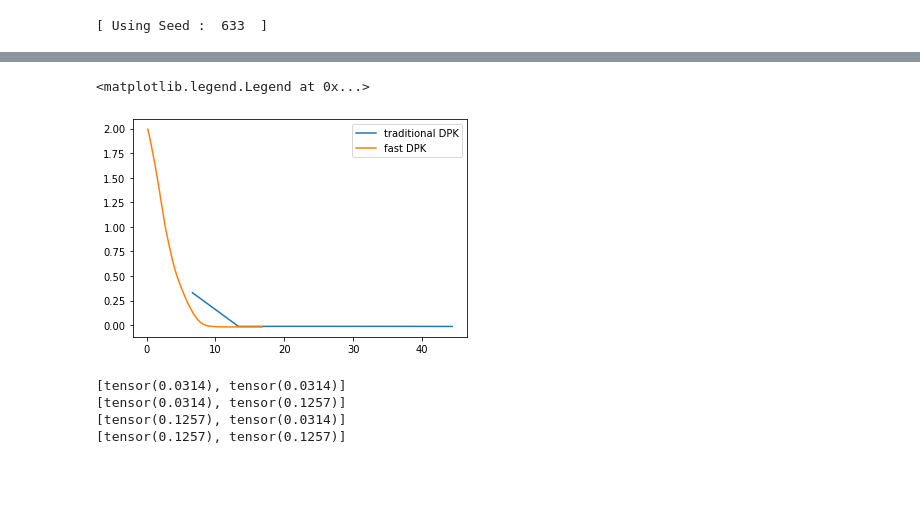
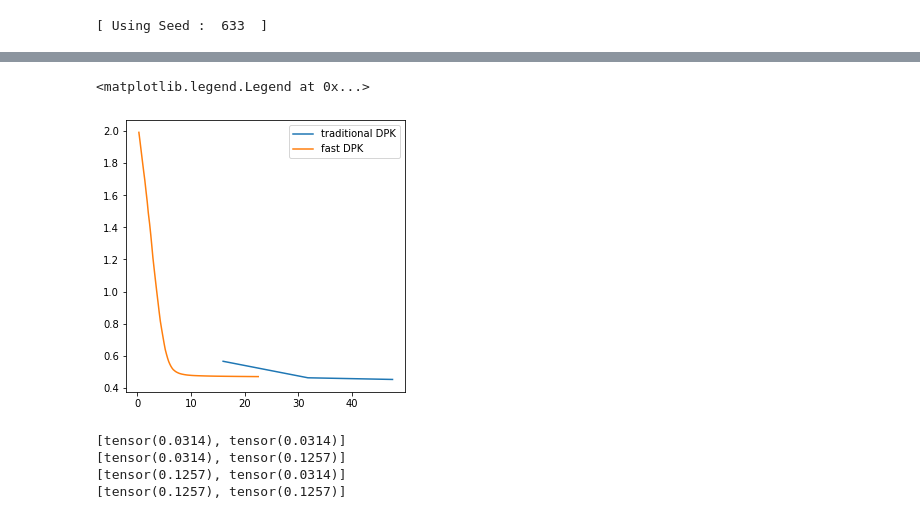
Before and after one commit to AlexTMallen/NASA-GEOS, a Jupyter notebook: fft-omega-speedup.ipynb, the cells around one changed output, grey strips where cells are left out. Drawn from its saved outputs; the diff is of its cells as text; code cells hidden in the pictures; blank space fills up the shorter version.

```diff
--- a/fft-omega-speedup.ipynb
+++ b/fft-omega-speedup.ipynb
@@ -25,7 +25,7 @@ random.seed(seed)
 torch.backends.cudnn.deterministic = True
 
 # generate toy data with periodic uncertainty
-T = 10_000
+T = 20_000
 t = np.linspace(0, 100 * np.pi, T)
 mu_t = (1.2 + np.sin(-t) + np.cos(4 * t))
 # sigma_t = 0.1 * (2 + 0.7 * np.sin(t)) ** 2
@@ -51,7 +51,7 @@ model_obj = model_objs.NormalNLL(x_dim=x.shape[1], num_freqs=len(periods), n=l1w
 # %% [output]
 [ Using Seed :  633  ]
 # %%
-K = 12  # number of points within a period of the error surface to use
+K = 10  # number of points within a period of the error surface to use
 two_pi_linspace = torch.arange(0, K) * 2 * np.pi / K
 two_pi_linspaces = torch.meshgrid(*((two_pi_linspace,) * omega_dim), indexing="ij")
 flatteneds = [l.reshape(l.numel()) for l in two_pi_linspaces]
@@ -226,7 +226,8 @@ Final loss: -0.013446806
 # %%
-plt.plot(dpk_times, dpk_losses, label="traditional DPK")
+plt.figure(figsize=(5, 5))
+plt.plot(dpk_times[:3], dpk_losses[:3], label="traditional DPK")
 plt.plot(times, train_losses, label="fast DPK")
 plt.legend()
 # %% [output]
 <matplotlib.legend.Legend at 0x...>
-[figure, old version]
+[figure, new version]
```
Also changed, not shown: parts of 5 cells of this notebook, 1 other file.
